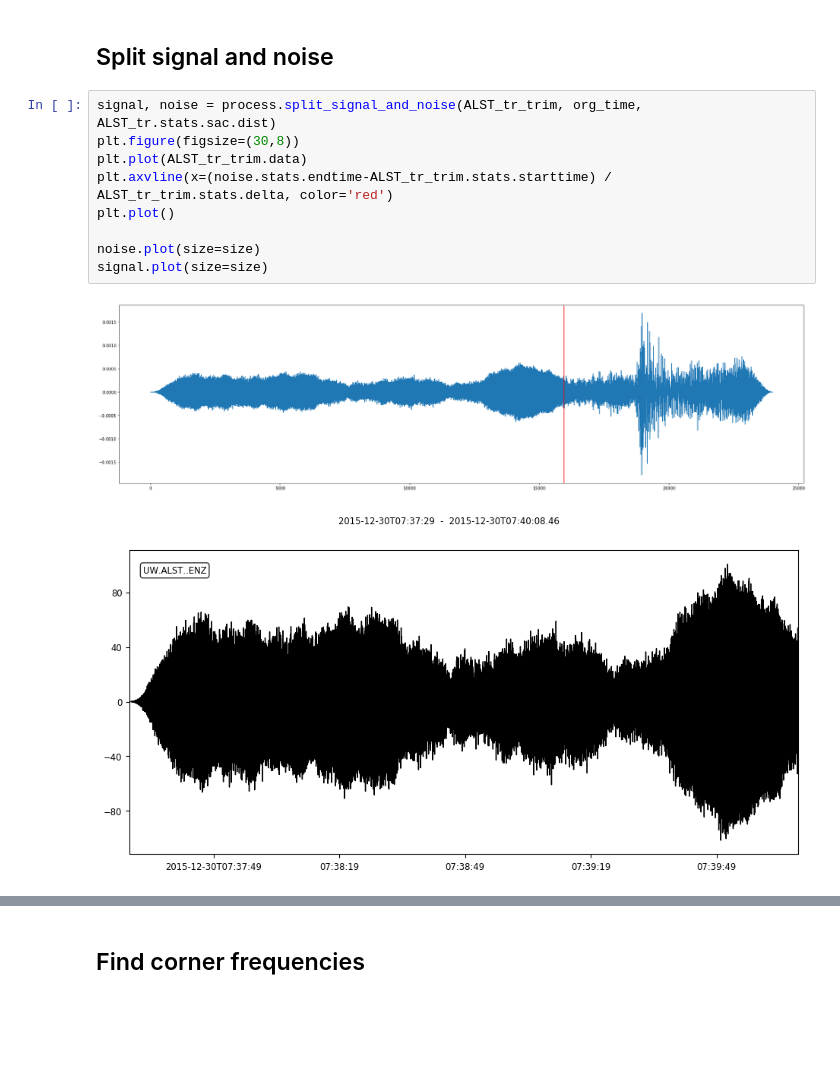
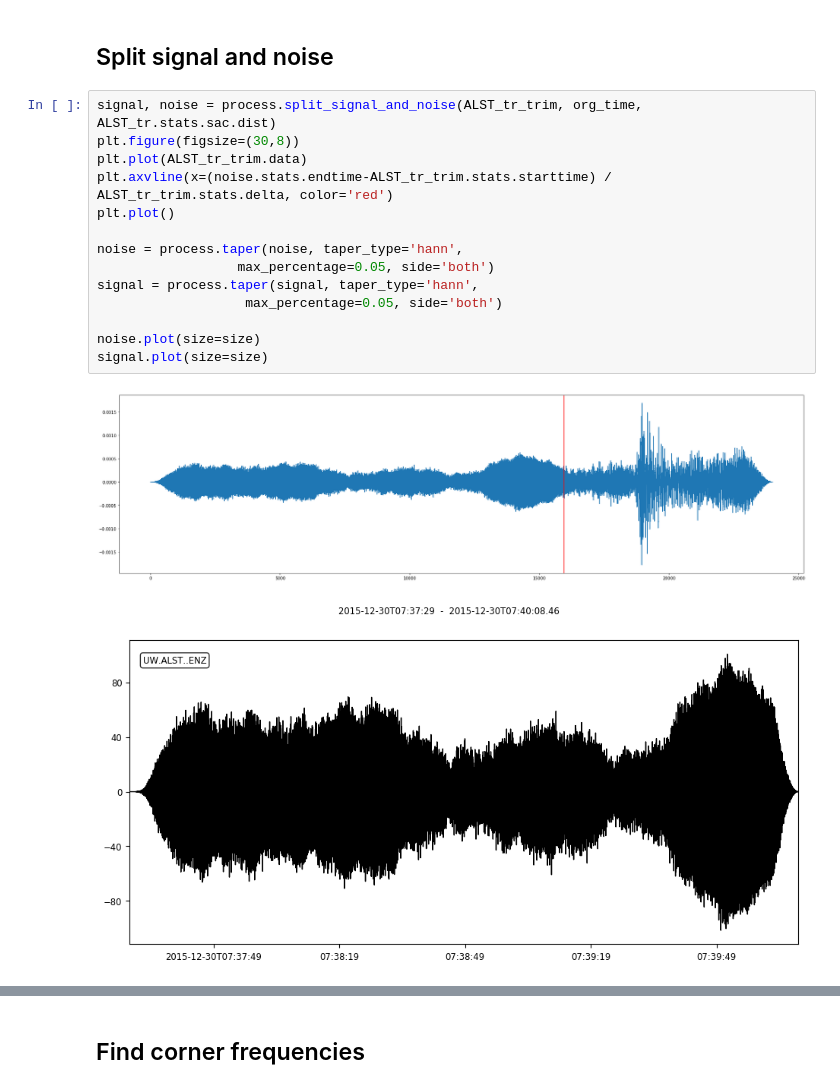
Before and after one commit to usgs/shakemap-amp-tools, a Jupyter notebook: notebooks/Processing_Tools.ipynb, the cells around one changed output, grey strips where cells are left out. Drawn from its saved outputs; the diff is of its cells as text; blank space fills up the shorter version.

```diff
--- a/notebooks/Processing_Tools.ipynb
+++ b/notebooks/Processing_Tools.ipynb
@@ -45,12 +45,17 @@ ALST_tr_trim.plot(size=size)
 # %%
 signal, noise = process.split_signal_and_noise(ALST_tr_trim, org_time, ALST_tr.stats.sac.dist)
 plt.figure(figsize=(30,8))
 plt.plot(ALST_tr_trim.data)
 plt.axvline(x=(noise.stats.endtime-ALST_tr_trim.stats.starttime) / ALST_tr_trim.stats.delta, color='red')
 plt.plot()
 
+noise = process.taper(noise, taper_type='hann',
+                  max_percentage=0.05, side='both')
+signal = process.taper(signal, taper_type='hann',
+                   max_percentage=0.05, side='both')
+
 noise.plot(size=size)
 signal.plot(size=size)
 # %% [output]
 [figure]
-[figure, old version]
+[figure, new version]
```
Also changed, not shown: parts of 7 cells of this notebook, 7 other files.
